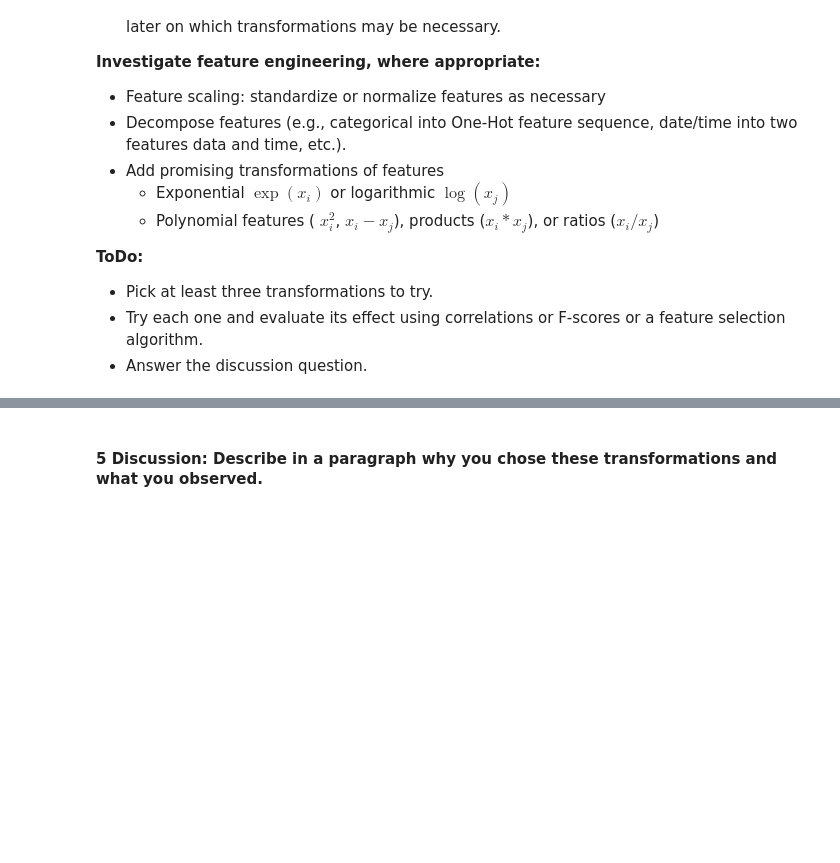
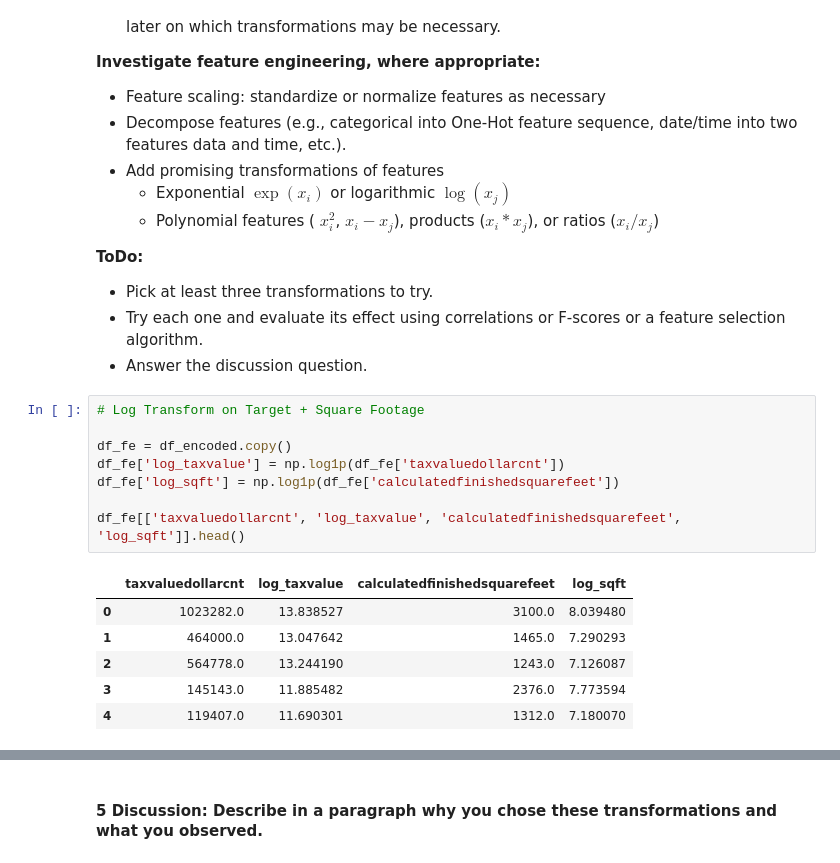
Before and after one commit to kkatoa/ML1, a Jupyter notebook: Milestone_01.ipynb, the cells around one changed output, grey strips where cells are left out. Drawn from its saved outputs; the diff is of its cells as text; blank space fills up the shorter version.

```diff
--- a/Milestone_01.ipynb
+++ b/Milestone_01.ipynb
@@ -678,3 +696,18 @@ to choose later on which transformations may be necessary.
 - Pick at least three transformations to try.
 - Try each one and evaluate its effect using correlations or F-scores or a feature selection algorithm.
 - Answer the discussion question.
+# %%
+# Log Transform on Target + Square Footage
+
+df_fe = df_encoded.copy()
+df_fe['log_taxvalue'] = np.log1p(df_fe['taxvaluedollarcnt'])
+df_fe['log_sqft'] = np.log1p(df_fe['calculatedfinishedsquarefeet'])
+
+df_fe[['taxvaluedollarcnt', 'log_taxvalue', 'calculatedfinishedsquarefeet', 'log_sqft']].head()
+# %% [output]
+|  | taxvaluedollarcnt | log_taxvalue | calculatedfinishedsquarefeet | log_sqft |
+| 0 | 1023282.0 | 13.838527 | 3100.0 | 8.039480 |
+| 1 | 464000.0 | 13.047642 | 1465.0 | 7.290293 |
+| 2 | 564778.0 | 13.244190 | 1243.0 | 7.126087 |
+| 3 | 145143.0 | 11.885482 | 2376.0 | 7.773594 |
+| 4 | 119407.0 | 11.690301 | 1312.0 | 7.180070 |
```
Also changed, not shown: parts of 5 cells of this notebook.
